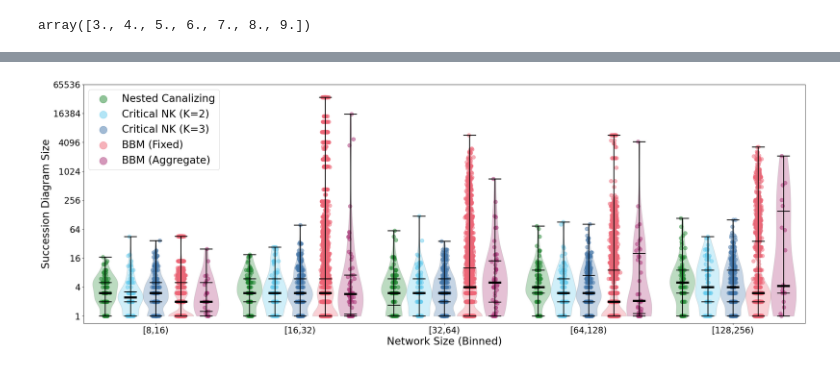
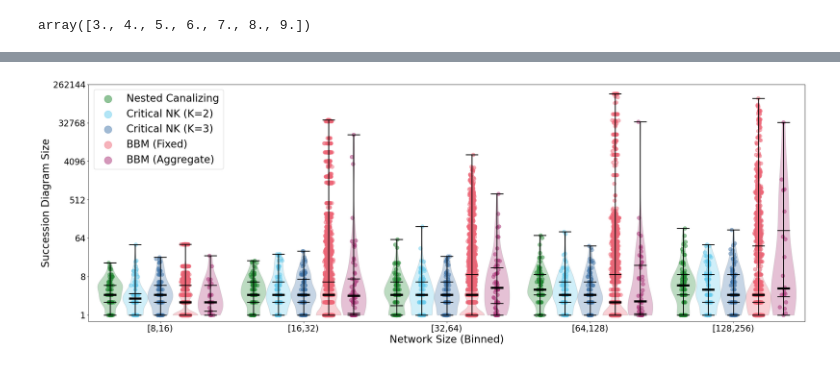
Before and after one commit to jcrozum/balm-analysis, a Jupyter notebook: analysis/new_figures.ipynb, the cells around one changed output, grey strips where cells are left out. Saved outputs shown, nothing was run; the diff lists cells and outputs as text; code cells hidden in the pictures.

Commit message:
update figures

```diff
--- a/analysis/new_figures.ipynb
+++ b/analysis/new_figures.ipynb
@@ -154,36 +154,37 @@ for name_pos, (name, df) in enumerate(frames.items()):
             for partname in vp:
                 if partname == "bodies":
                     continue
                 vp[partname].set_edgecolor("black")
                 vp[partname].set_linewidth(2)
 
             vp["cmedians"].set_linewidth(5)
             # vp["cmeans"].set_color("red")
 
             for body in vp["bodies"]:
                 body.set_facecolor(network_type_colors[name])
                 body.set_edgecolor("grey")
                 body.set_alpha(0.3)
 
 ax.legend(fontsize=24, markerscale=2, loc="upper left")
 
 ax.set_xlabel("Network Size (Binned)", fontsize=24)
 ax.set_ylabel("Succession Diagram Size", fontsize=24)
 xticks = ax.get_xticks().tolist()
 ax.set_xticks(xticks)
 ax.set_xticklabels([f"[{round(2**(x+2))},{round(2**(x+3))})" for x in xticks])
 # ax.set_xlim(-0.5, 6.5)
 ax.set_xlim(0.5, 5.5)
 
-yticks = ax.get_yticks().tolist()
+# yticks = ax.get_yticks().tolist()
+yticks = [0,3,6,9,12,15,18]
 ax.set_yticks(yticks)
 ax.set_yticklabels([f"{round(2**x)}" for x in yticks])
-ax.set_ylim(-0.5, 16)
+ax.set_ylim(-0.5, 18)
 
 ax.tick_params(labelsize=20)
 fig.savefig("figures/sd_size.png", bbox_inches="tight")
 # %% [output]
-[figure, old version]
+[figure, new version]
 # %%
 fig, ax = plt.subplots(1, 1, figsize=(30, 10))
 hscale = 0.175
```
Also changed, not shown: parts of 9 cells of this notebook, 7 other files.
